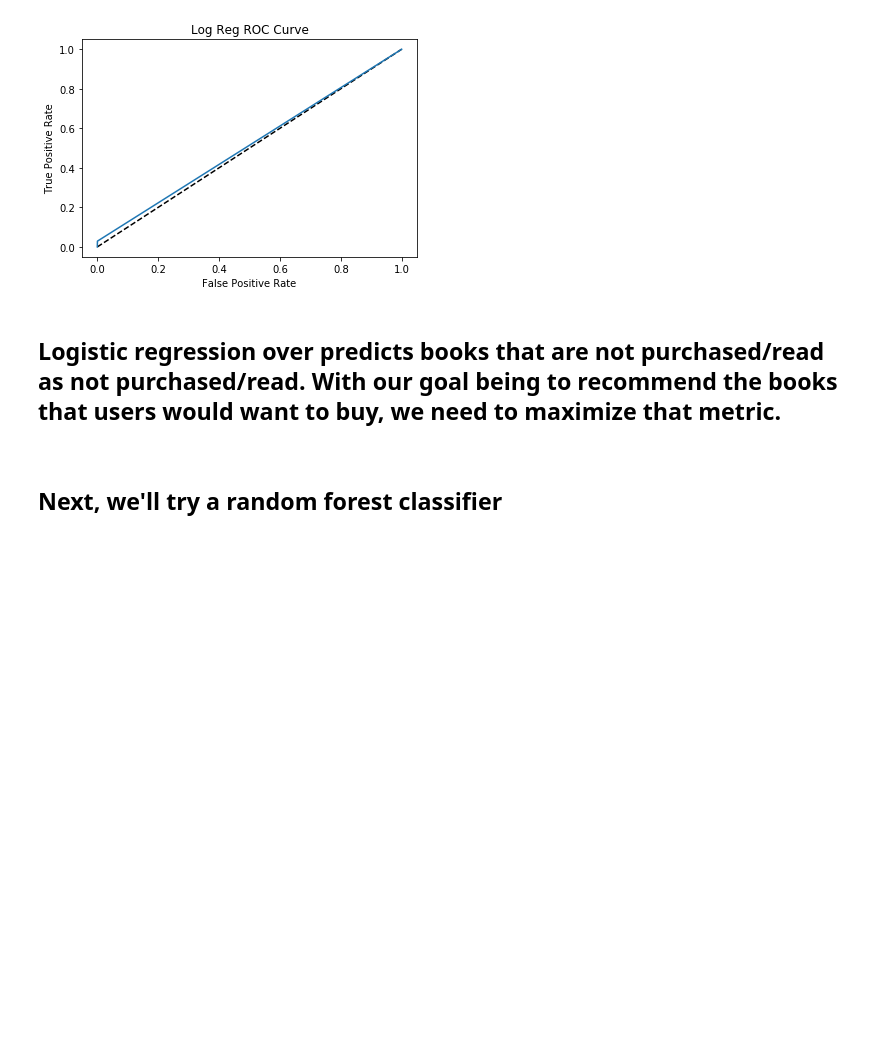
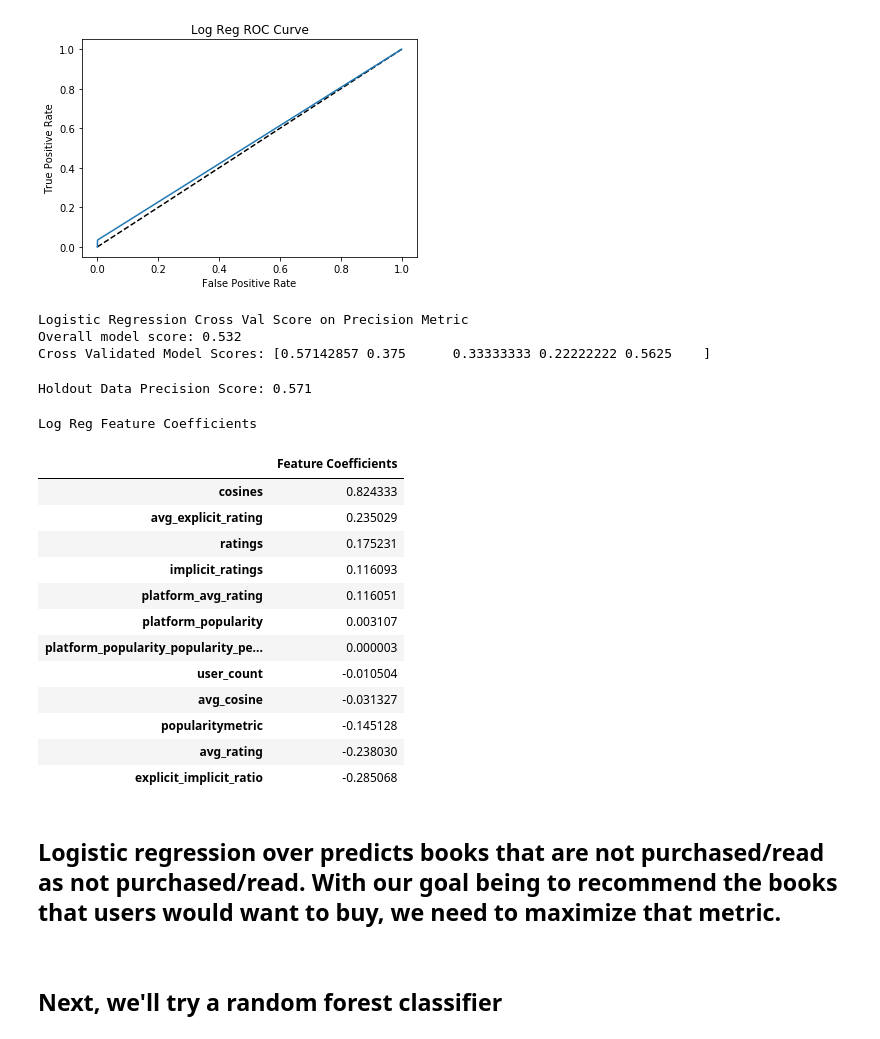
Before and after one commit to RichWolff/SpringboardDS, a Jupyter notebook: capstone_bookRecommender/jupyter_notebooks/capstone2_recommender_model.ipynb, the cells around one changed output. Saved outputs shown, nothing was run; the diff lists cells and outputs as text; code cells hidden in the pictures; blank space fills up the shorter version.

```diff
--- a/capstone_bookRecommender/jupyter_notebooks/capstone2_recommender_model.ipynb
+++ b/capstone_bookRecommender/jupyter_notebooks/capstone2_recommender_model.ipynb
@@ -403,6 +403,54 @@ plt.ylabel('True Positive Rate');
 plt.title('Log Reg ROC Curve');
 # %% [output]
 [figure]
+# %%
+print('Logistic Regression Cross Val Score on Precision Metric')
+def scoring(model,X,y):
+    y_pred=model.predict(X)
+    return precision_score(y,y_pred,labels=['Not read','Read'],pos_label=1)
+
+print('Overall model score: {:.3f}'.format(scoring(lr,X,y),end='\n\n'))
+print('Cross Validated Model Scores: {}'.format(cross_val_score(lr,X,y,scoring=scoring,cv=5)))
+# %% [output]
+Logistic Regression Cross Val Score on Precision Metric
+Overall model score: 0.532
+Cross Validated Model Scores: [0.57142857 0.375      0.33333333 0.22222222 0.5625    ]
+# %%
+## Build dataframe of Recommended books from holdout data
+group_df = []
+
+for i,sel_user in enumerate(users_to_test):
+    group_df.append(collab_filter_recommendations(sel_user,n_recommendations,top_n_sim=top_n_cosines))
+
+group_df = pd.concat(group_df).fillna(0)
+# %%
+## Break collaborative filter into recommendations
+X_test = group_df.drop(['read'],axis=1)
+y_test = group_df['read']
+# %%
+## Get the precision of hold out data in Random Forests Classifier
+holdout_score = precision_score(y_test,lr.predict(X_test),labels=['Not read','Read'])
+print('Holdout Data Precision Score: {:.3f}'.format(holdout_score))
+# %% [output]
+Holdout Data Precision Score: 0.571
+# %%
+print('Log Reg Feature Coefficients')
+pd.DataFrame(lr.coef_,index=['Feature Coefficients'],columns=X_test.columns).T.sort_values('Feature Coefficients',ascending=False)
+# %% [output]
+Log Reg Feature Coefficients
+|  | Feature Coefficients |
+| cosines | 0.824333 |
+| avg_explicit_rating | 0.235029 |
+| ratings | 0.175231 |
+| implicit_ratings | 0.116093 |
+| platform_avg_rating | 0.116051 |
+| platform_popularity | 0.003107 |
+| platform_popularity_popularity_pe... | 0.000003 |
+| user_count | -0.010504 |
+| avg_cosine | -0.031327 |
+| popularitymetric | -0.145128 |
+| avg_rating | -0.238030 |
+| explicit_implicit_ratio | -0.285068 |
 # %% [markdown]
 <h2>Logistic regression over predicts books that are not purchased/read as not purchased/read. With our goal being to recommend the books that users would want to buy, we need to maximize that metric.</h2><br>
 <h2>Next, we'll try a random forest classifier</h2>
```
Also changed, not shown: parts of 15 cells of this notebook, 8 other files.
